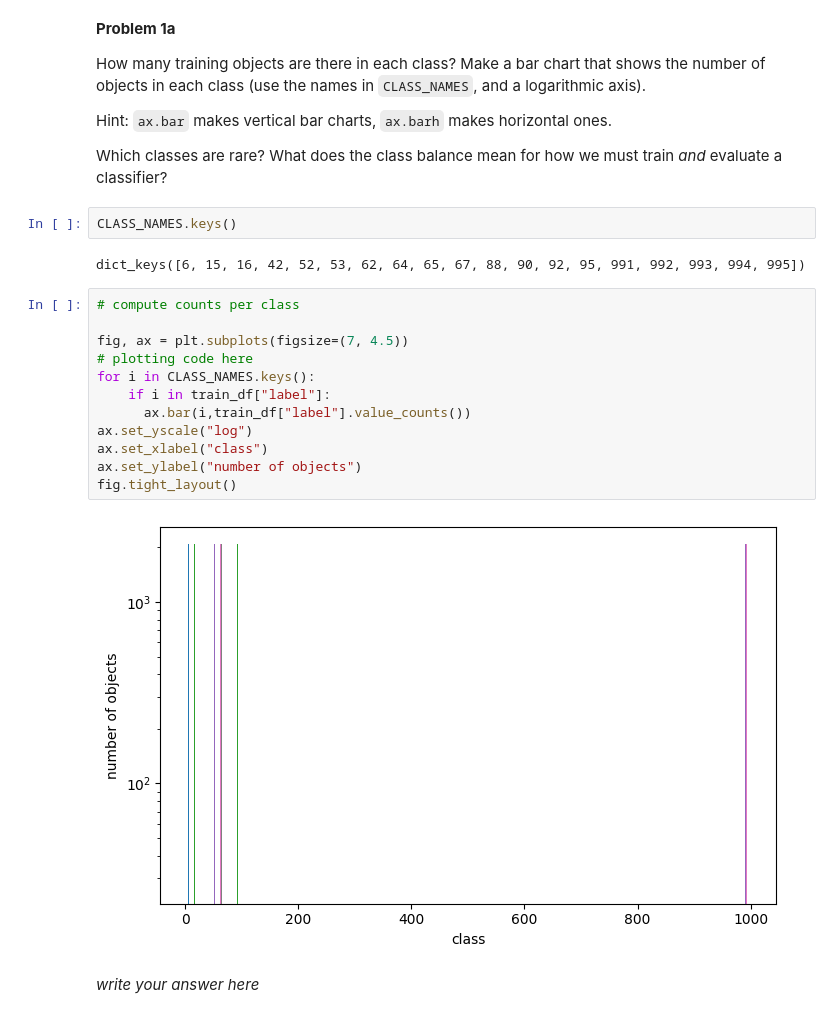
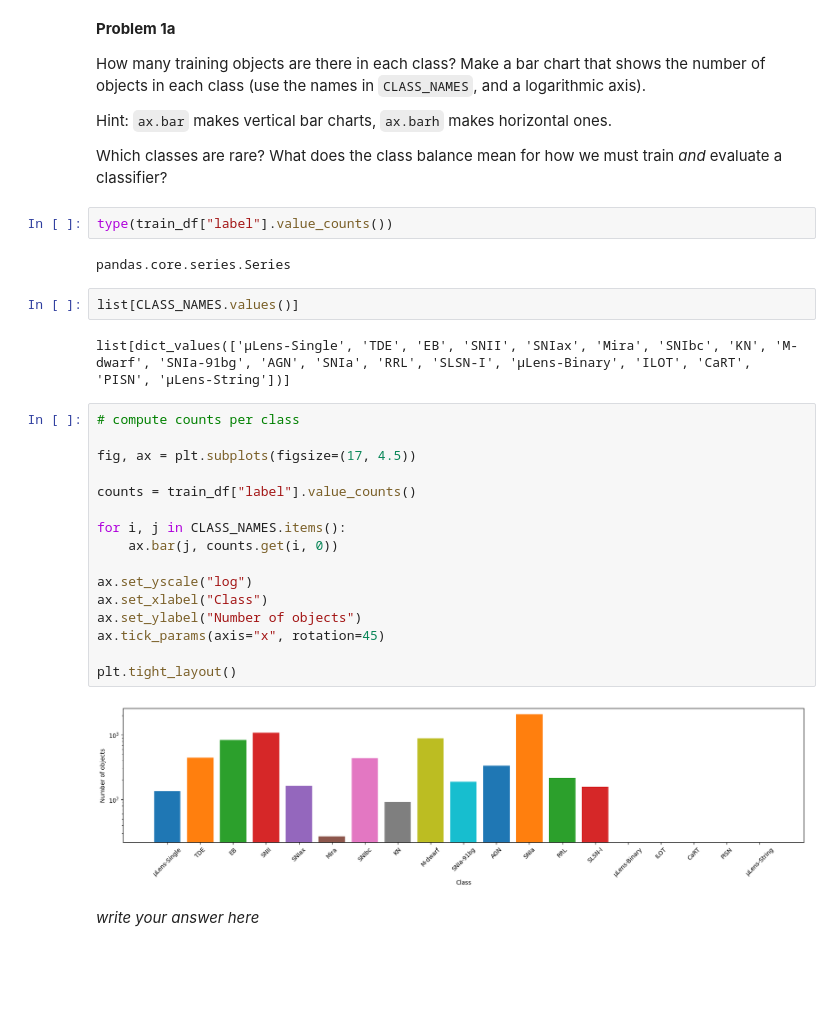
Before and after one commit to katzberger4/ASTR-5470-Final-Project, a Jupyter notebook: Day4/MLForTimeSeries.ipynb, the cells around one changed output. Cells and saved outputs as stored; diff of their text form; blank space fills up the shorter version.

```diff
--- a/Day4/MLForTimeSeries.ipynb
+++ b/Day4/MLForTimeSeries.ipynb
@@ -171,23 +167,31 @@ Hint: `ax.bar` makes vertical bar charts, `ax.barh` makes horizontal ones.
 
 Which classes are rare? What does the class balance mean for how we must train *and* evaluate a classifier?
 # %%
-CLASS_NAMES.keys()
+type(train_df["label"].value_counts())
 # %% [output]
-dict_keys([6, 15, 16, 42, 52, 53, 62, 64, 65, 67, 88, 90, 92, 95, 991, 992, 993, 994, 995])
+pandas.core.series.Series
+# %%
+list[CLASS_NAMES.values()]
+# %% [output]
+list[dict_values(['μLens-Single', 'TDE', 'EB', 'SNII', 'SNIax', 'Mira', 'SNIbc', 'KN', 'M-dwarf', 'SNIa-91bg', 'AGN', 'SNIa', 'RRL', 'SLSN-I', 'μLens-Binary', 'ILOT', 'CaRT', 'PISN', 'μLens-String'])]
 # %%
 # compute counts per class
 
-fig, ax = plt.subplots(figsize=(7, 4.5))
-# plotting code here
-for i in CLASS_NAMES.keys():
-    if i in train_df["label"]:
-      ax.bar(i,train_df["label"].value_counts())
+fig, ax = plt.subplots(figsize=(17, 4.5))
+
+counts = train_df["label"].value_counts()
+
+for i, j in CLASS_NAMES.items():
+    ax.bar(j, counts.get(i, 0))
+
 ax.set_yscale("log")
-ax.set_xlabel("class")
-ax.set_ylabel("number of objects")
-fig.tight_layout()
+ax.set_xlabel("Class")
+ax.set_ylabel("Number of objects")
+ax.tick_params(axis="x", rotation=45)
+
+plt.tight_layout()
 # %% [output]
-[figure, old version]
+[figure, new version]
 # %% [markdown]
 *write your answer here*
 # %% [markdown]
```
Also changed, not shown: parts of 5 cells of this notebook.
